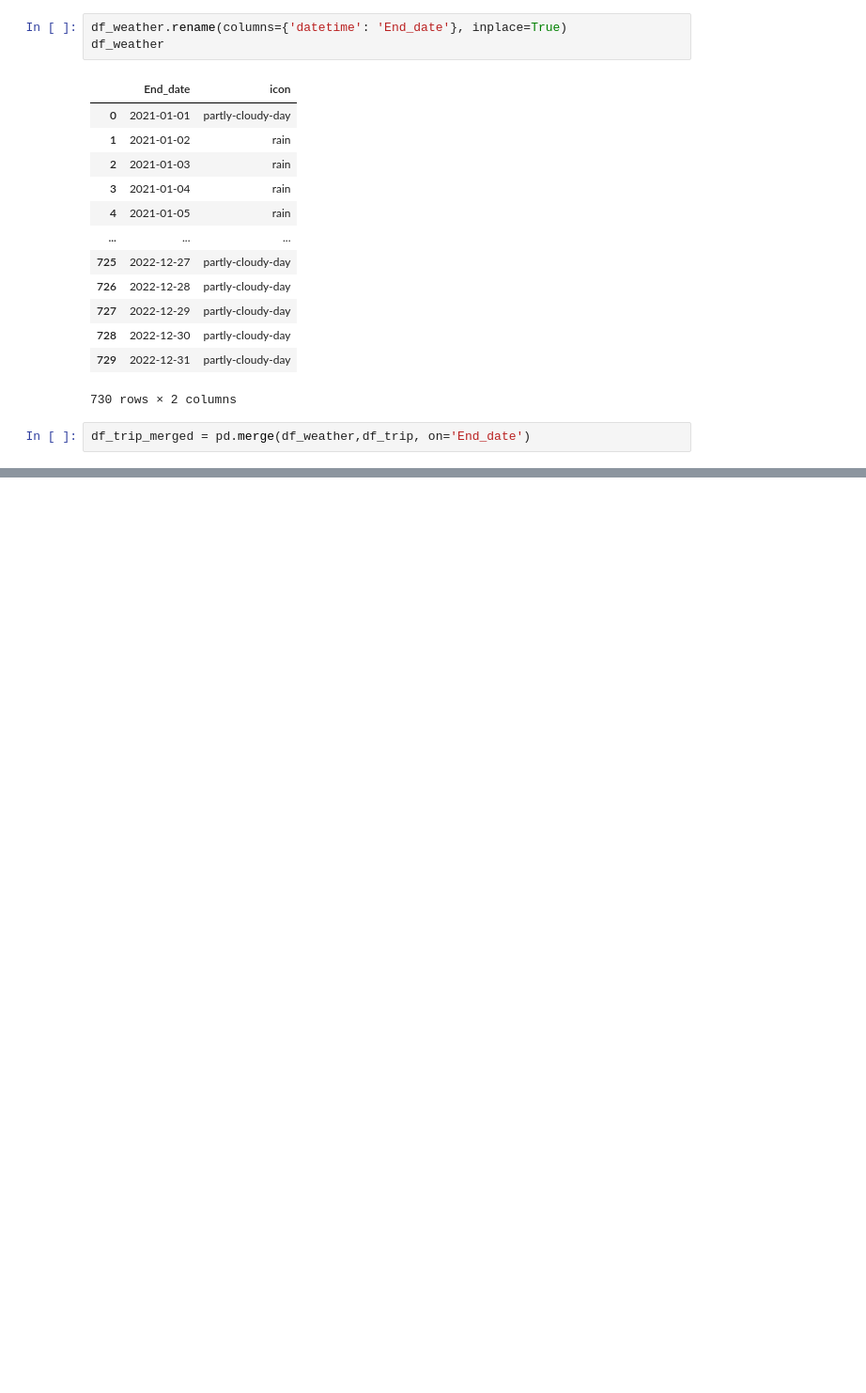
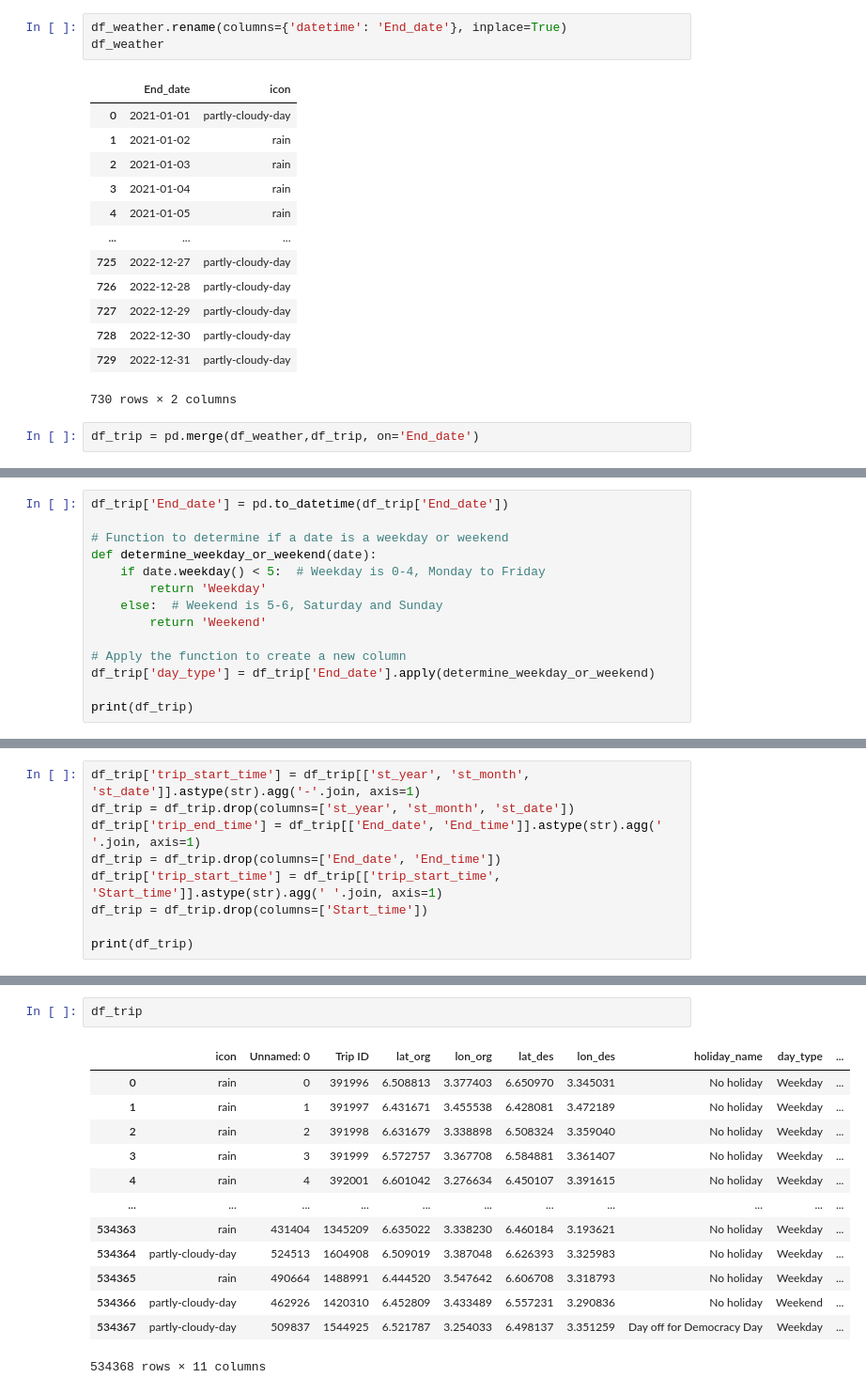
Before and after one commit to JabezETH/Logistic-optimization-Delivery-drivers-location-optimisation-with-Causal-Inference-, a Jupyter notebook: notebooks/data_cleaning.ipynb, the cells around one changed output, grey strips where cells are left out. Shown: that part at 94% size. Saved outputs shown, nothing was run; the diff lists cells and outputs as text; blank space fills up the shorter version.

```diff
--- a/notebooks/data_cleaning.ipynb
+++ b/notebooks/data_cleaning.ipynb
@@ -370,4 +370,4 @@ df_weather
 | 729 | 2022-12-31 | partly-cloudy-day |
 730 rows × 2 columns
 # %%
-df_trip_merged = pd.merge(df_weather,df_trip, on='End_date')
+df_trip = pd.merge(df_weather,df_trip, on='End_date')
@@ -389,0 +392,14 @@ df_trip_merged
+# %%
+df_trip['End_date'] = pd.to_datetime(df_trip['End_date'])
+
+# Function to determine if a date is a weekday or weekend
+def determine_weekday_or_weekend(date):
+    if date.weekday() < 5:  # Weekday is 0-4, Monday to Friday
+        return 'Weekday'
+    else:  # Weekend is 5-6, Saturday and Sunday
+        return 'Weekend'
+
+# Apply the function to create a new column
+df_trip['day_type'] = df_trip['End_date'].apply(determine_weekday_or_weekend)
+
+print(df_trip)
@@ -389,0 +451,9 @@ df_trip_merged
+# %%
+df_trip['trip_start_time'] = df_trip[['st_year', 'st_month', 'st_date']].astype(str).agg('-'.join, axis=1)
+df_trip = df_trip.drop(columns=['st_year', 'st_month', 'st_date'])
+df_trip['trip_end_time'] = df_trip[['End_date', 'End_time']].astype(str).agg(' '.join, axis=1)
+df_trip = df_trip.drop(columns=['End_date', 'End_time'])
+df_trip['trip_start_time'] = df_trip[['trip_start_time', 'Start_time']].astype(str).agg(' '.join, axis=1)
+df_trip = df_trip.drop(columns=['Start_time'])
+
+print(df_trip)
@@ -389,0 +478,16 @@ df_trip_merged
+# %%
+df_trip
+# %% [output]
+|  | icon | Unnamed: 0 | Trip ID | lat_org | lon_org | lat_des | lon_des | holiday_name | day_type | ... |
+| 0 | rain | 0 | 391996 | 6.508813 | 3.377403 | 6.650970 | 3.345031 | No holiday | Weekday | ... |
+| 1 | rain | 1 | 391997 | 6.431671 | 3.455538 | 6.428081 | 3.472189 | No holiday | Weekday | ... |
+| 2 | rain | 2 | 391998 | 6.631679 | 3.338898 | 6.508324 | 3.359040 | No holiday | Weekday | ... |
+| 3 | rain | 3 | 391999 | 6.572757 | 3.367708 | 6.584881 | 3.361407 | No holiday | Weekday | ... |
+| 4 | rain | 4 | 392001 | 6.601042 | 3.276634 | 6.450107 | 3.391615 | No holiday | Weekday | ... |
+| ... | ... | ... | ... | ... | ... | ... | ... | ... | ... | ... |
+| 534363 | rain | 431404 | 1345209 | 6.635022 | 3.338230 | 6.460184 | 3.193621 | No holiday | Weekday | ... |
+| 534364 | partly-cloudy-day | 524513 | 1604908 | 6.509019 | 3.387048 | 6.626393 | 3.325983 | No holiday | Weekday | ... |
+| 534365 | rain | 490664 | 1488991 | 6.444520 | 3.547642 | 6.606708 | 3.318793 | No holiday | Weekday | ... |
+| 534366 | partly-cloudy-day | 462926 | 1420310 | 6.452809 | 3.433489 | 6.557231 | 3.290836 | No holiday | Weekend | ... |
+| 534367 | partly-cloudy-day | 509837 | 1544925 | 6.521787 | 3.254033 | 6.498137 | 3.351259 | Day off for Democracy Day | Weekday | ... |
+534368 rows × 11 columns
```
Also changed, not shown: parts of 12 cells of this notebook.
